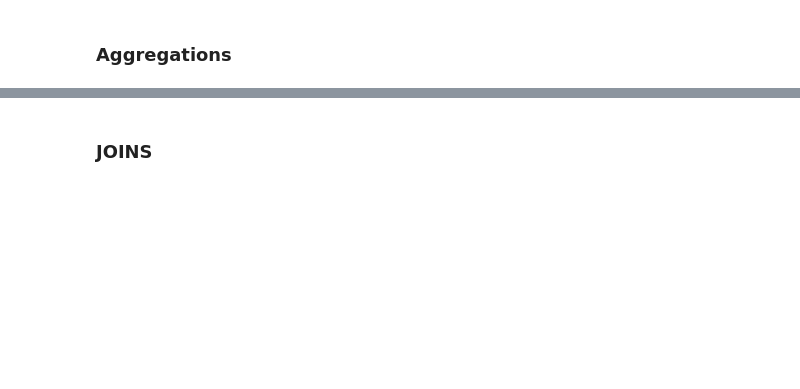
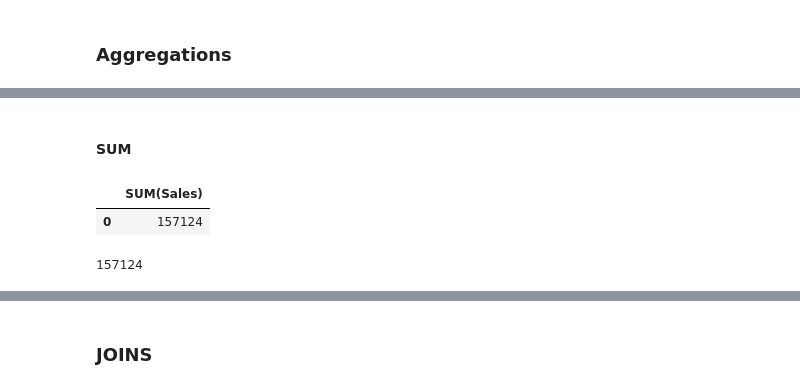
Before and after one commit to theSekyi/sql_projects, a Jupyter notebook: 02.ipynb, the cells around one changed output, grey strips where cells are left out. Cells and saved outputs as stored; diff of their text form; code cells hidden in the pictures; blank space fills up the shorter version.

```diff
--- a/02.ipynb
+++ b/02.ipynb
@@ -222,0 +254,12 @@ OperationalError: near "WHERE": syntax error
+# %% [markdown]
+#### **SUM**
+# %%
+pd.read_sql('''SELECT SUM(Sales)
+                      FROM data WHERE Sales > 38037''',connection)
+# %% [output]
+|  | SUM(Sales) |
+| 0 | 157124 |
+# %%
+38367 + 38484 + 38722 + 41551
+# %% [output]
+157124
```
Also changed, not shown: parts of 17 cells of this notebook, 1 other file.
